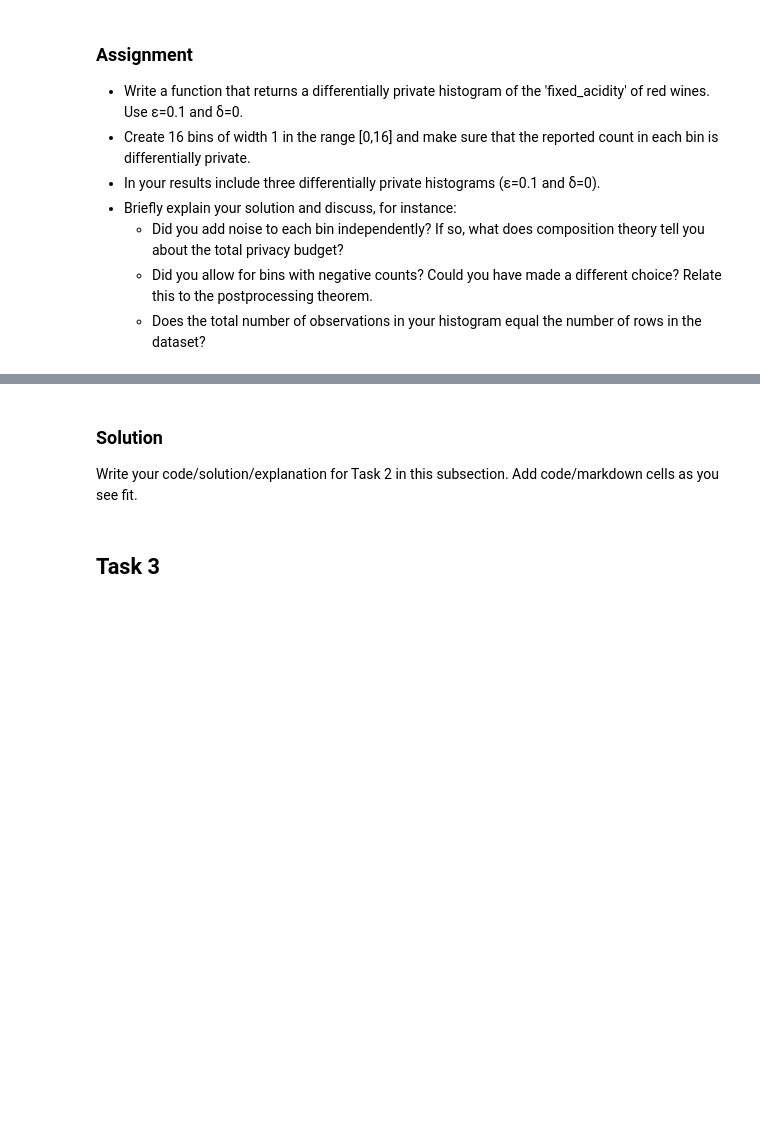
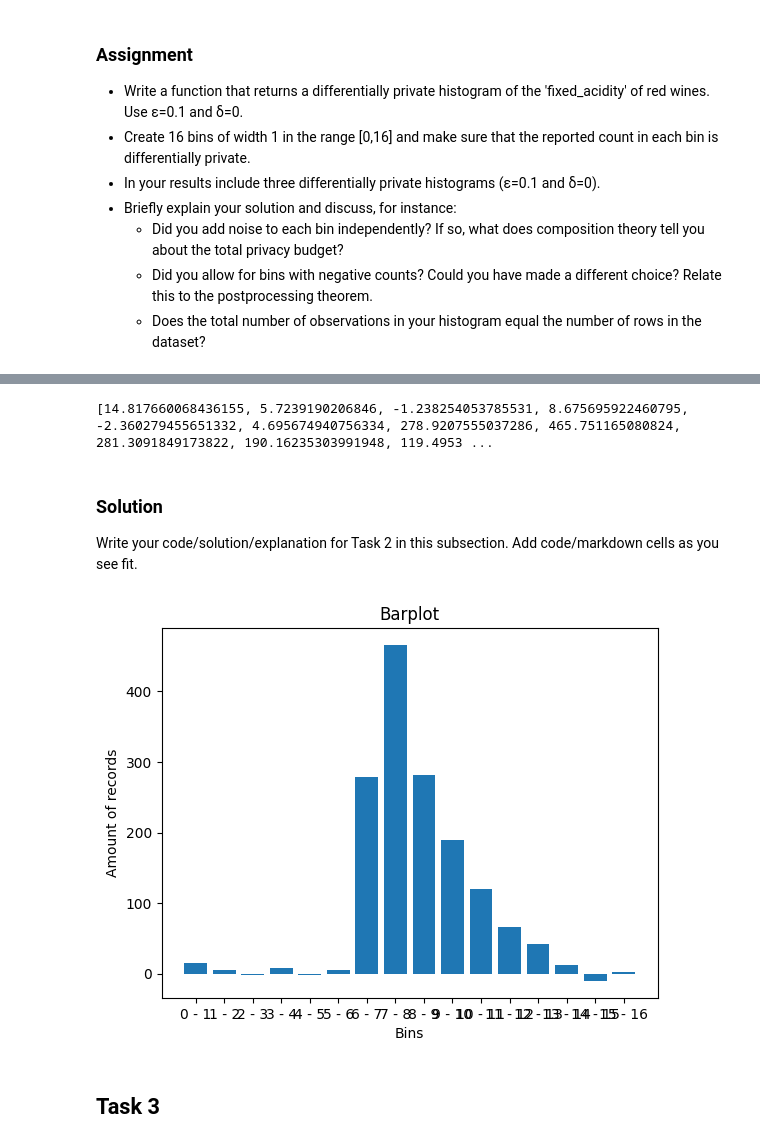
Before and after one commit to hemmeDev/PET-bootcamp, a Jupyter notebook: pet_dp_assignment.ipynb, the cells around one changed output, grey strips where cells are left out. Drawn from its saved outputs; the diff is of its cells as text; code cells hidden in the pictures; blank space fills up the shorter version.

```diff
--- a/pet_dp_assignment.ipynb
+++ b/pet_dp_assignment.ipynb
@@ -91,3 +186,17 @@ Write your code/solution/explanation for Task 1 in this subsection. Add code/mar
     * Did you add noise to each bin independently? If so, what does composition theory tell you about the total privacy budget?
     * Did you allow for bins with negative counts? Could you have made a different choice? Relate this to the postprocessing theorem.
     * Does the total number of observations in your histogram equal the number of rows in the dataset?
+# %%
+t2_bins = []
+t2_amount_of_bins = 16
+
+# Order the real values into 16 bins
+for i in range(t2_amount_of_bins):
+    t2_bins.append( X.loc[ (i < X["fixed_acidity"]) & (X["fixed_acidity"] <= i+1) ].shape[0]  )
+# %%
+t2_epsilon = 0.1
+t2_sensitivity = 1 # Deze klopt nog neit
+t2_scale = t2_sensitivity / t2_epsilon
+# %%
+t2_laplace_result = np.random.laplace(0, t2_scale, 16)
+print(laplace_result)
@@ -94,7 +224,27 @@ Write your code/solution/explanation for Task 1 in this subsection. Add code/mar
+# %%
+t2_mechanism = []
+for i in range(t2_amount_of_bins):
+    t2_mechanism.append( t2_laplace_result[i] + t2_bins[i]  )
+
+print(t2_mechanism)
+# %% [output]
+[14.817660068436155, 5.7239190206846, -1.238254053785531, 8.675695922460795, -2.360279455651332, 4.695674940756334, 278.9207555037286, 465.751165080824, 281.3091849173822, 190.16235303991948, 119.4953 ...
 # %% [markdown]
 ### Solution
 
 Write your code/solution/explanation for Task 2 in this subsection. Add code/markdown cells as you see fit.
+# %%
+labels = []
+for i in range(t2_amount_of_bins):
+    labels.append(f"{i} - {i+1}")
+
+plt.bar(labels, t2_mechanism)
+plt.title('Barplot')
+plt.xlabel('Bins')
+plt.ylabel('Amount of records')
+plt.show()
+# %% [output]
+[figure, added]
 # %% [markdown]
 ## Task 3
 # %% [markdown]
```
Also changed, not shown: parts of 10 cells of this notebook.
